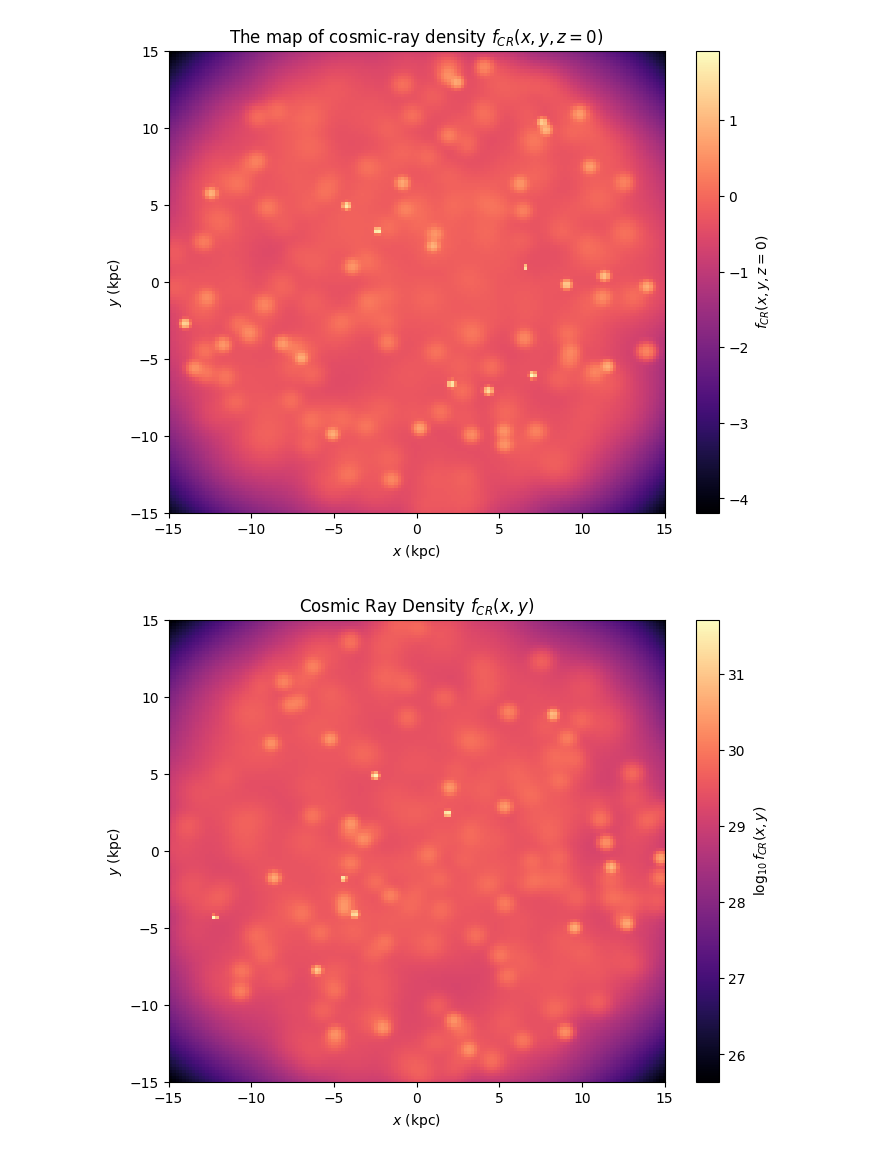
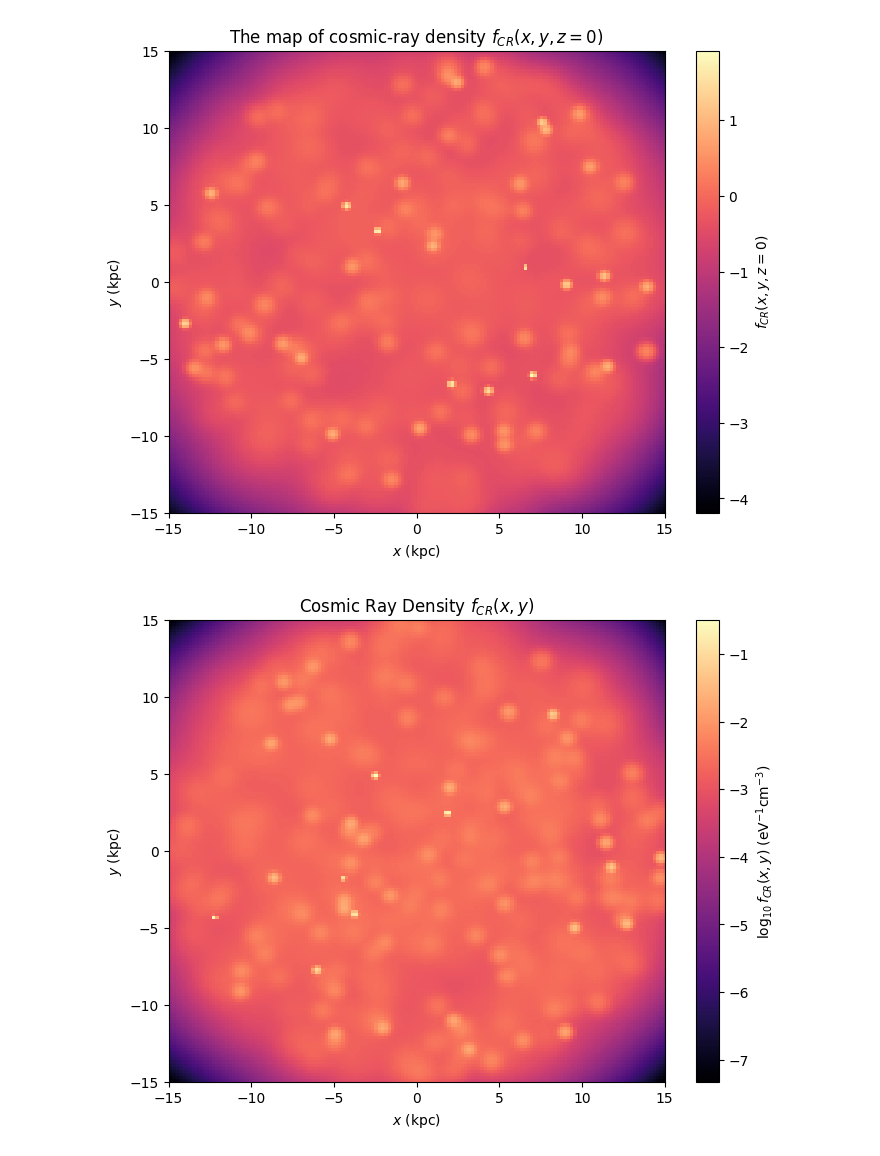
Before and after one commit to JP12468/1, a Jupyter notebook: CRmap.ipynb, the cells around one changed output. Drawn from its saved outputs; the diff is of its cells as text; code cells hidden in the pictures.

```diff
--- a/CRmap.ipynb
+++ b/CRmap.ipynb
@@ -231,7 +233,6 @@ jax.config.update("jax_enable_x64", True)
 R = 15  # kpc
 L = 4   # kpc
 z0 = 0
-kappa = 4.429 * 1e-5
 t_max = 5e4
 N_sources = int(0.03 * t_max)  # Increased number of sources
 
@@ -258,7 +259,21 @@ x_mesh, y_mesh = jnp.meshgrid(x_grid, y_grid, indexing='ij')
 x_flat = x_mesh.ravel()
 y_flat = y_mesh.ravel()
 
-#Source spectrum function
+# Diffusion coefficient kappa(E) in cm^2/Myr
+def kappa(E):
+    kappa_0 = 3.3e-8  # kpc^2 / Myr (diffusion coefficient constant)
+    m_p_c2 = 0.938e9    # Proton rest energy in eV
+    beta = 1  # Given in the problem
+
+
+    # Calculate kappa(E) based on energy E in eV
+    x = E / m_p_c2
+    kappa_E = kappa_0 * beta * jnp.sqrt(jnp.sqrt(x**2 - 1))
+
+    # kappa(E) now in units of cm^2 / Myr
+    return kappa_E
+
+# Adjust source spectrum Q(E) with proper units
 def Q(E):
     alpha = 4.23
     xi_CR = 8.7 / 100  # Convert percentage to fraction
@@ -280,41 +295,48 @@ def G(x, y, x0, y0, t0, t, E):
     zn = 2 * n_values[:, None] * L + (-1) ** n_values[:, None] * z0  # Shape (101, 1)
 
     # Compute exponent term with broadcasting
-    exponent = -((x - x0) ** 2 + (y - y0) ** 2 + zn ** 2) / (4 * kappa * tau)
-    psi_n = ((-1) ** n_values[:, None] * Q(E) / ((4 * jnp.pi * kappa * tau) ** (3 / 2))) * jnp.exp(exponent)
+    exponent = -((x - x0) ** 2 + (y - y0) ** 2 + zn ** 2) / (4 * kappa(E) * tau)
+    psi_n = ((-1) ** n_values[:, None] * Q(E) / ((4 * jnp.pi * kappa(E) * 3.086e21 * tau) ** (3 / 2))) * jnp.exp(exponent)
 
-    return jnp.sum(psi_n, axis=0)  # Sum over `n` to collapse dimension
+    return jnp.sum(psi_n, axis=0)  # Sum over n to collapse dimension
 
 # Vectorized G over (x, y)
 G_vmap = jit(vmap(G, in_axes=(None, None, 0, 0, 0, None, None), out_axes=0))
 
 # Precompute G values efficiently
 @jit
 def precompute_G(x_flat, y_flat, x0, y0, t0, t_current, E):
     f_CR_total = vmap(G, in_axes=(None, None, 0, 0, 0, None, None))(
         x_flat, y_flat, x0, y0, t0, t_current, E)
     return jnp.sum(f_CR_total, axis=0).reshape(grid_size, grid_size)
 
 # Compute precomputed G values
 t_current = t_max
 E_current = 1e15
 f_CR = precompute_G(x_flat, y_flat, x0, y0, t0, t_current, E_current)
 
 # JAX-compatible interpolation of G
 def interpolate_G(x_mesh, y_mesh, x_grid, y_grid, f_CR):
     x_indices = (x_mesh - x_grid[0]) / (x_grid[-1] - x_grid[0]) * (grid_size - 1)
     y_indices = (y_mesh - y_grid[0]) / (y_grid[-1] - y_grid[0]) * (grid_size - 1)
     x_indices = jnp.clip(x_indices, 0, grid_size - 1)
     y_indices = jnp.clip(y_indices, 0, grid_size - 1)
     return map_coordinates(f_CR, [x_indices, y_indices], order=1)
 
 # Plot
 plt.figure(figsize=(8, 6))
+# Log scale and use nan_to_num to avoid issues with NaN values
 plt.imshow(jnp.log10(jnp.nan_to_num(f_CR)).T, origin="lower", extent=[-R, R, -R, R], cmap='magma', aspect='auto')
-plt.colorbar(label='$\log_{10} f_{CR}(x,y)$')
+
+# Add colorbar with label showing the unit cm^-3
+plt.colorbar(label='$\log_{10} f_{CR}(x,y)$ (eV$^{-1}$cm$^{-3}$)')
+
+# Labels and title
 plt.xlabel('$x$ (kpc)')
 plt.ylabel('$y$ (kpc)')
 plt.title('Cosmic Ray Density $f_{CR}(x,y)$')
+
+# Show the plot
 plt.show()
 # %% [output]
-[figure, old version]
+[figure, new version]
```
Also changed, not shown: parts of 3 cells of this notebook.
